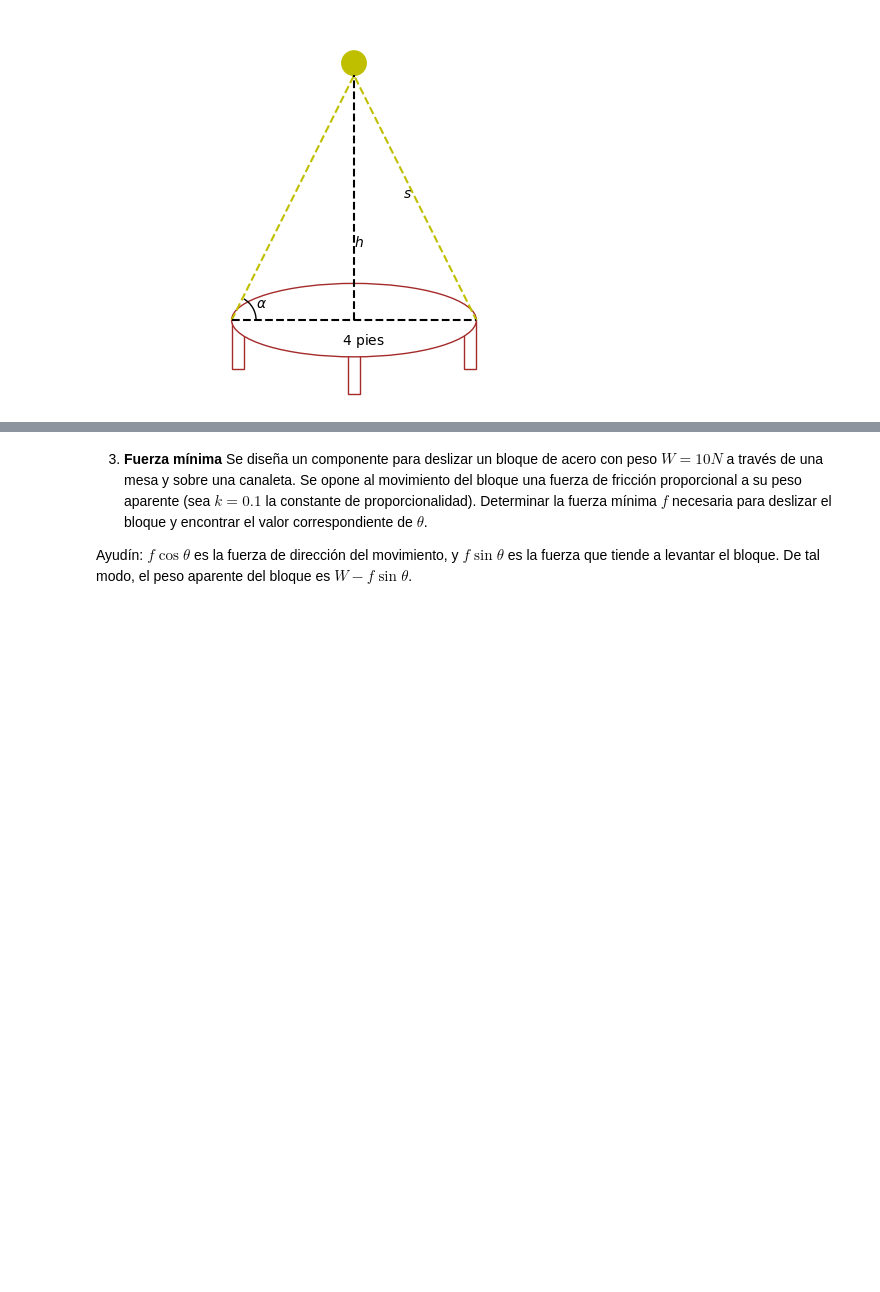
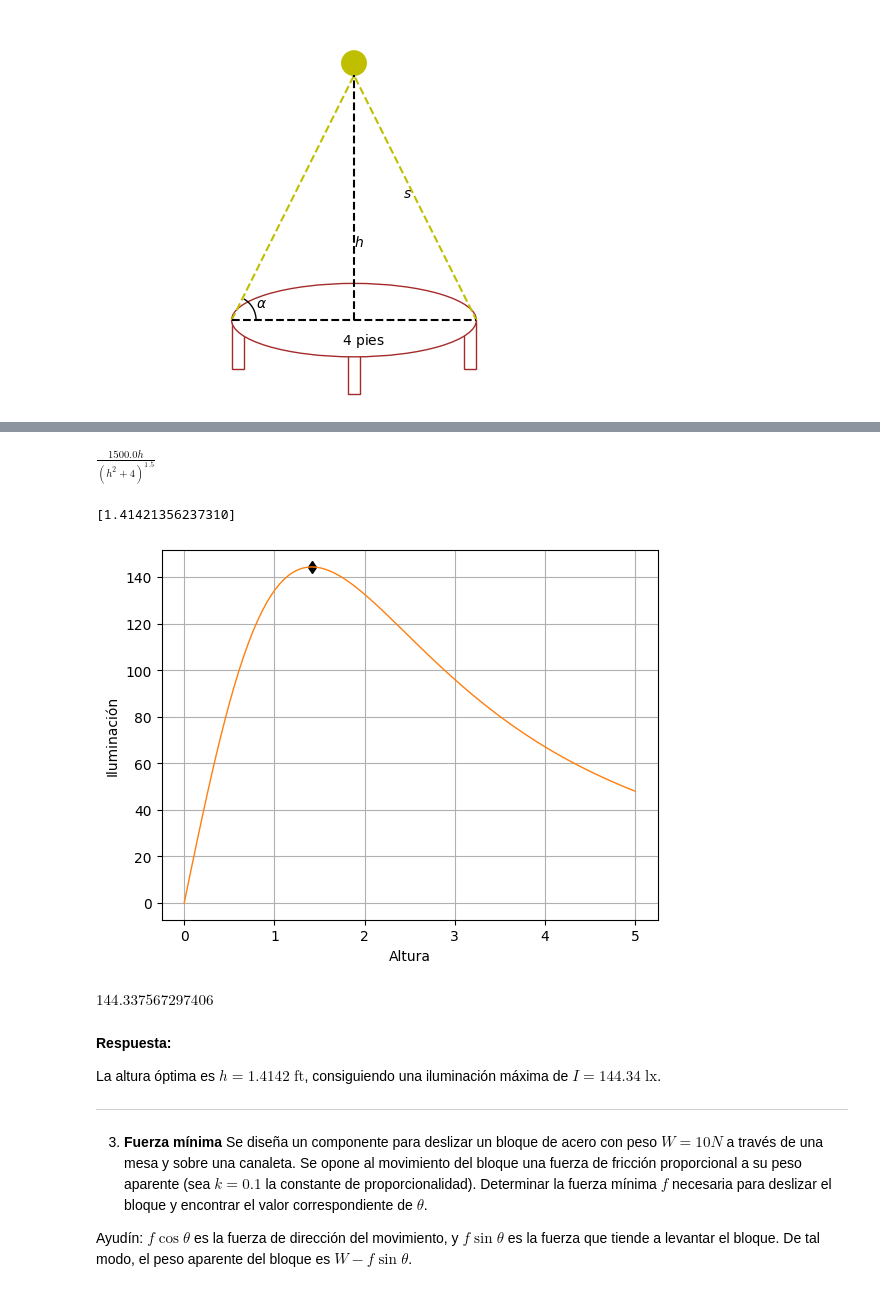
Before and after one commit to ArellanoMCarlos/SimMatO2025, a Jupyter notebook: Módulo 1 - Optimización/SymPy - Funciones escalares.ipynb, the cells around one changed output, grey strips where cells are left out. Cells and saved outputs as stored; diff of their text form; code cells hidden in the pictures; blank space fills up the shorter version.

```diff
--- a/Módulo 1 - Optimización/SymPy - Funciones escalares.ipynb
+++ b/Módulo 1 - Optimización/SymPy - Funciones escalares.ipynb
@@ -481,3 +497,41 @@ plt.show()
+# %%
+# Para usar el entorno 'def' y no convertir la función simbólica a numérica, escribimos la raíz cuadrada como potencia de 0.5.
+# Quedando el denominador de la iluminación como potencia de 1.5
+#
+def I(h):
+  k=1.5e3
+  return k*h/((2**2+h**2)**1.5)
+
+h=sym.var('h',positive=True)
+I(h)
+# %% [output]
+$\displaystyle \frac{1500.0 h}{\left(h^{2} + 4\right)^{1.5}}$
+# %%
+dI=sym.diff(I(h),h) # I(h).diff()
+c=sym.solve(dI,h)
+c                   # Punto crítico good
+# %% [output]
+[1.41421356237310]
+# %%
+# Gráfica
+plt.plot(c[0],I(c[0]),'dk')
+h_num=np.linspace(0,5,100)
+plt.plot(h_num,I(h_num),'C1',lw=1)
+plt.ylabel('Iluminación')
+plt.xlabel('Altura')
+plt.grid()
+# %% [output]
+[figure, added]
+# %%
+I(c[0]) # Iluminación máxima (lx)
+# %% [output]
+$\displaystyle 144.337567297406$
+# %% [markdown]
+**Respuesta:**
+
+La altura óptima es $h=1.4142\;\mathrm{ft}$, consiguiendo una iluminación máxima de $I=144.34\;\mathrm{lx}$.
+
+---
 # %% [markdown]
 3. **Fuerza mínima**  Se diseña un componente para deslizar un bloque de acero con peso $W=10 N$ a través de una mesa y sobre una canaleta. Se opone al movimiento del bloque una fuerza de fricción proporcional a su peso aparente (sea $k=0.1$ la constante de proporcionalidad). Determinar la fuerza mínima $f$ necesaria para deslizar el bloque y encontrar el valor correspondiente de $\theta$.
 
```
Also changed, not shown: parts of 15 cells of this notebook.
